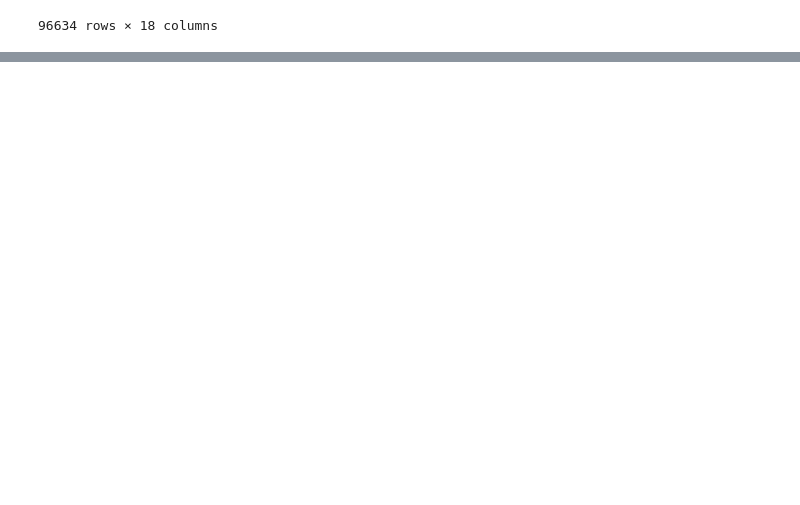
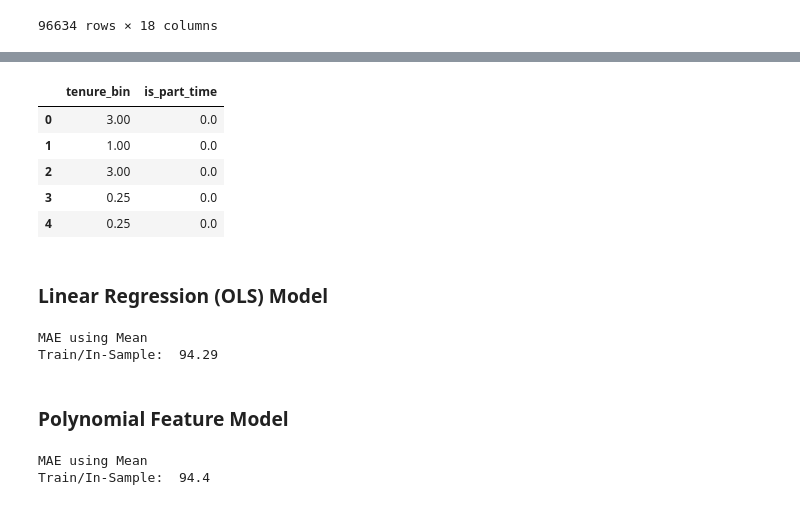
Before and after one commit to RyvynYoung/Supply_Chain, a Jupyter notebook: mvp.ipynb, the cells around one changed output, grey strips where cells are left out. Drawn from its saved outputs; the diff is of its cells as text; code cells hidden in the pictures; blank space fills up the shorter version.

```diff
--- a/mvp.ipynb
+++ b/mvp.ipynb
@@ -1171,0 +1284,14 @@ r2X_train.shape, r2X_validate.shape, r2X_test.shape
+# %%
+r2_train_oper_features = r2X_train.drop(columns='total_lines_scaled')
+r2_val_oper_features = r2X_validate.drop(columns='total_lines_scaled')
+r2_test_oper_features = r2X_test.drop(columns='total_lines_scaled')
+r2_train_oper_features.head()
+# %% [output]
+|  | tenure_bin | is_part_time |
+| 0 | 3.00 | 0.0 |
+| 1 | 1.00 | 0.0 |
+| 2 | 3.00 | 0.0 |
+| 3 | 0.25 | 0.0 |
+| 4 | 0.25 | 0.0 |
+# %% [markdown]
+### Linear Regression (OLS) Model
@@ -1171,0 +1309,8 @@ r2X_train.shape, r2X_validate.shape, r2X_test.shape
+# %%
+r2lm_med_abs_train = median_absolute_error(newy_train.pick_seconds, newy_train.ps_pred_r2lm)
+print("MAE using Mean\nTrain/In-Sample: ", round(r2lm_med_abs_train, 2))
+# %% [output]
+MAE using Mean
+Train/In-Sample:  94.29
+# %% [markdown]
+### Polynomial Feature Model
@@ -1171,0 +1337,6 @@ r2X_train.shape, r2X_validate.shape, r2X_test.shape
+# %%
+r2pflm_med_abs_train = median_absolute_error(newy_train.pick_seconds, newy_train.ps_pred_r2pflm)
+print("MAE using Mean\nTrain/In-Sample: ", round(r2pflm_med_abs_train, 2))
+# %% [output]
+MAE using Mean
+Train/In-Sample:  94.4
```
Also changed, not shown: parts of 32 cells of this notebook.
